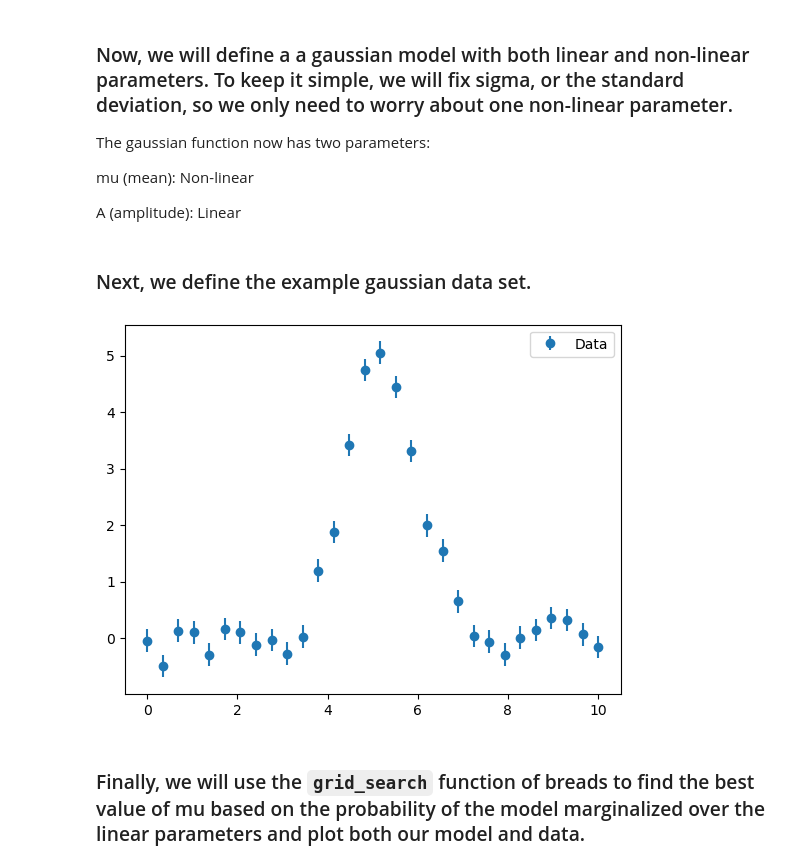
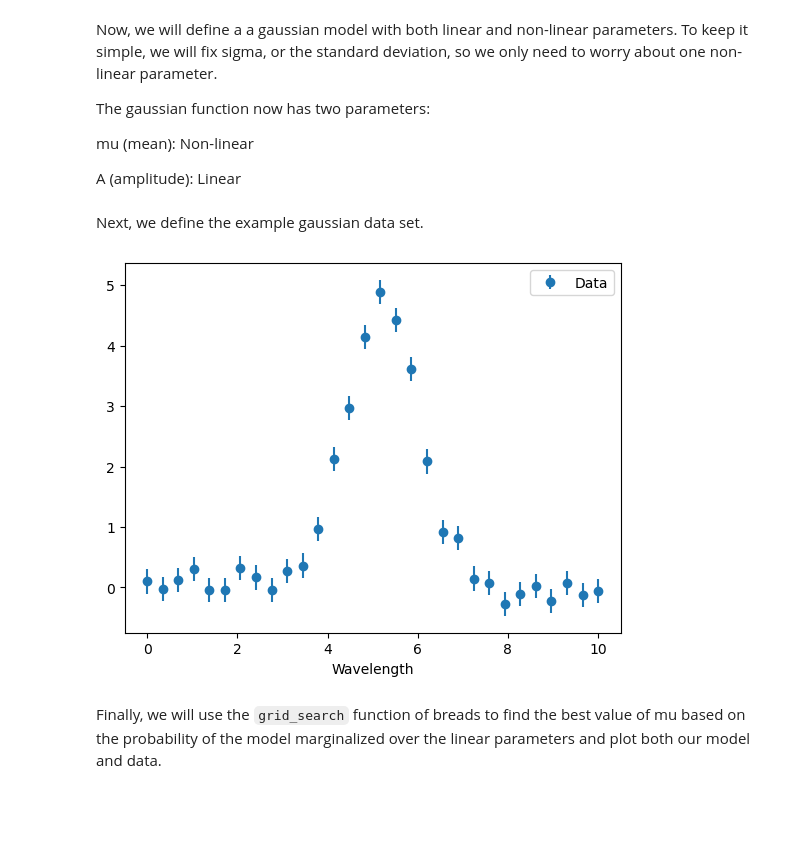
Before and after one commit to jruffio/breads, a Jupyter notebook: demos/breads_simple_fit_tutorial.ipynb, the cells around one changed output. Drawn from its saved outputs; the diff is of its cells as text; code cells hidden in the pictures; blank space fills up the shorter version.

```diff
--- a/demos/breads_simple_fit_tutorial.ipynb
+++ b/demos/breads_simple_fit_tutorial.ipynb
@@ -71,5 +115,5 @@ plt.show()
 # %% [markdown]
-### Now, we will define a a gaussian model with both linear and non-linear parameters. To keep it simple, we will fix sigma, or the standard deviation, so we only need to worry about one non-linear parameter.
+Now, we will define a a gaussian model with both linear and non-linear parameters. To keep it simple, we will fix sigma, or the standard deviation, so we only need to worry about one non-linear parameter.
 
 The gaussian function now has two parameters:
 
@@ -96,21 +161,37 @@ def gaussian_mu_only_fm_func(nonlin_paras, dataobj, **fm_paras):
 
     return y, M, s
 # %% [markdown]
-### Next, we define the example gaussian data set.
+Next, we define the example gaussian data set.
 # %%
-dataobj = {
-    "x": np.linspace(0, 10, 30),
-    "y": 5.0 * np.exp(-0.5 * ((np.linspace(0, 10, 30) - 5.2) / 0.8) ** 2)
-         + np.random.normal(0, 0.2, 30),
-    "s": np.ones(30) * 0.2,
-}
+import numpy as np
+import matplotlib.pyplot as plt
 
+# Set random seed for reproducibility
+np.random.seed(42)
+
+# Generate Gaussian data
+x = np.linspace(0, 10, 30)
+y = 5.0 * np.exp(-0.5 * ((x - 5.2) / 0.8) ** 2) + np.random.normal(0, 0.2, x.size)
+s = np.ones_like(x) * 0.2
+
+# Create an Instrument instance
+my_instrument = Instrument("example_instrument")
+my_instrument.manual_data_entry(
+    wavelengths=x,
+    data=y,
+    noise=s,
+    bad_pixels=None,
+    bary_RV=0
+)
+
+# Plot the instrument data
 plt.figure()
-plt.errorbar(dataobj["x"], dataobj["y"], yerr=dataobj["s"],fmt='o', label='Data')
+plt.errorbar(my_instrument.wavelengths, my_instrument.data, yerr=my_instrument.noise, fmt='o', label='Data')
+plt.xlabel("Wavelength")
 plt.legend()
 plt.show()
 # %% [output]
-[figure, old version]
+[figure, new version]
 # %% [markdown]
-### Finally, we will use the `grid_search` function of breads to find the best value of mu based on the probability of the model marginalized over the linear parameters and plot both our model and data.
+Finally, we will use the `grid_search` function of breads to find the best value of mu based on the probability of the model marginalized over the linear parameters and plot both our model and data.
 # %%
```
Also changed, not shown: parts of 29 cells of this notebook.
